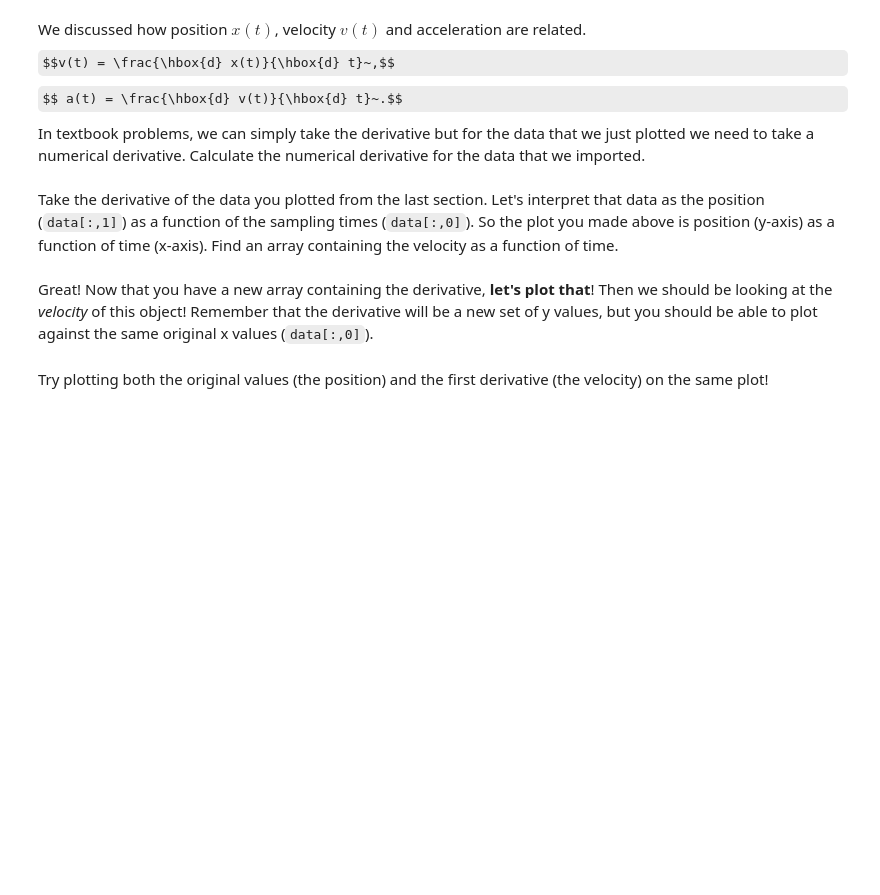
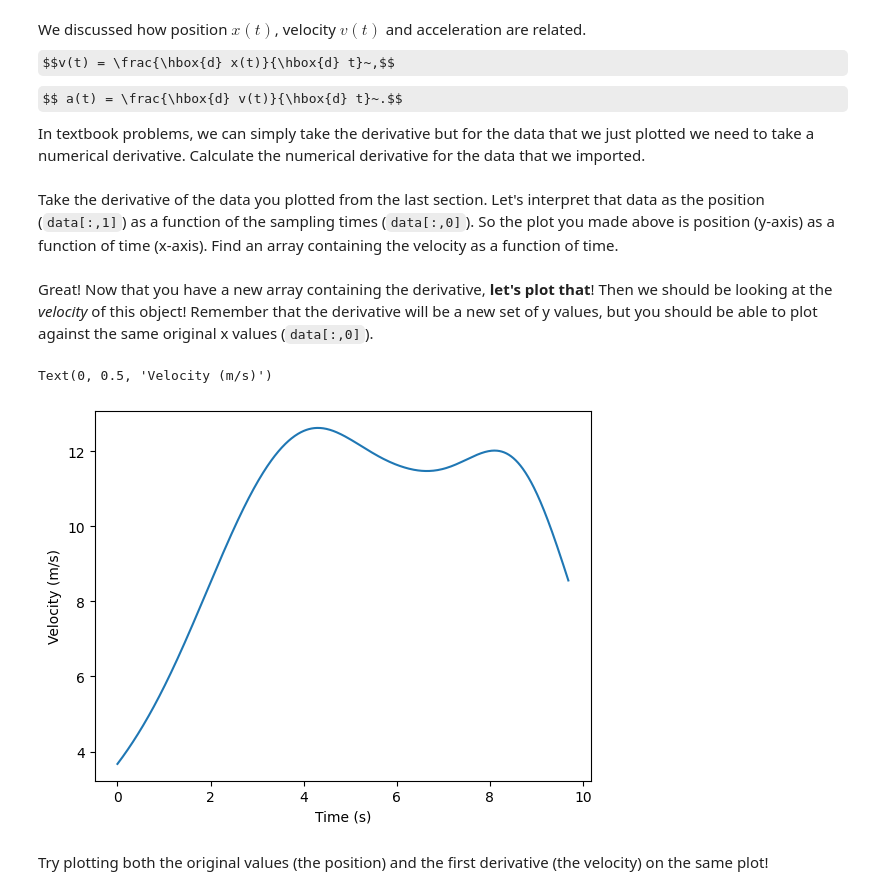
Before and after one commit to NathanW46/PHYS311_Fall2024, a Jupyter notebook: ComputationalHomework01.ipynb, the cells around one changed output. Saved outputs shown, nothing was run; the diff lists cells and outputs as text; code cells hidden in the pictures; some formulas as TeX source; blank space fills up the shorter version.

```diff
--- a/ComputationalHomework01.ipynb
+++ b/ComputationalHomework01.ipynb
@@ -270,7 +363,16 @@ def derivative(data_array):
     return derivative_array
 # %% [markdown]
 Take the derivative of the data you plotted from the last section. Let's interpret that data as the position (`data[:,1]`) as a function of the sampling times (`data[:,0]`). So the plot you made above is position (y-axis) as a function of time (x-axis). Find an array containing the velocity as a function of time.
+# %%
+vel = derivative(data)
 # %% [markdown]
 Great! Now that you have a new array containing the derivative, **let's plot that**! Then we should be looking at the *velocity* of this object! Remember that the derivative will be a new set of y values, but you should be able to plot against the same original x values (`data[:,0]`).
+# %%
+plot(data[:-1,0], vel[:-1])
+xlabel('Time (s)')
+ylabel('Velocity (m/s)')
+# %% [output]
+Text(0, 0.5, 'Velocity (m/s)')
+[figure, added]
 # %% [markdown]
 Try plotting both the original values (the position) and the first derivative (the velocity) on the same plot!
```
Also changed, not shown: parts of 18 cells of this notebook.
